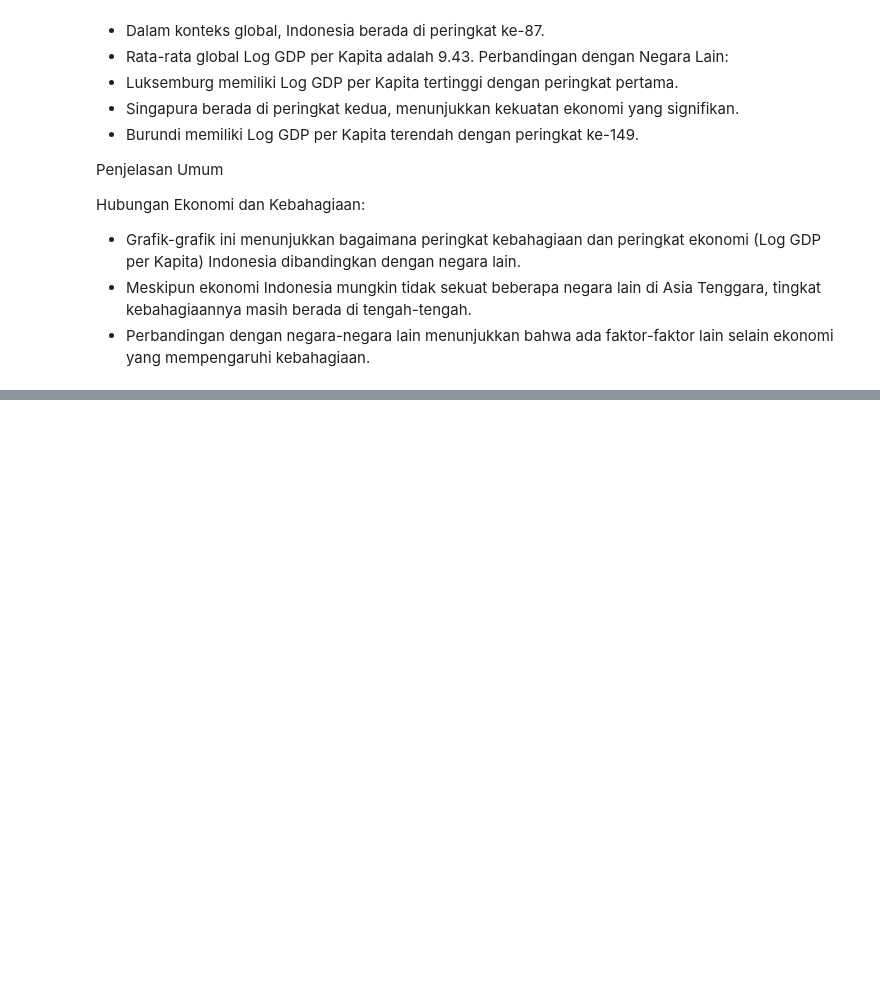
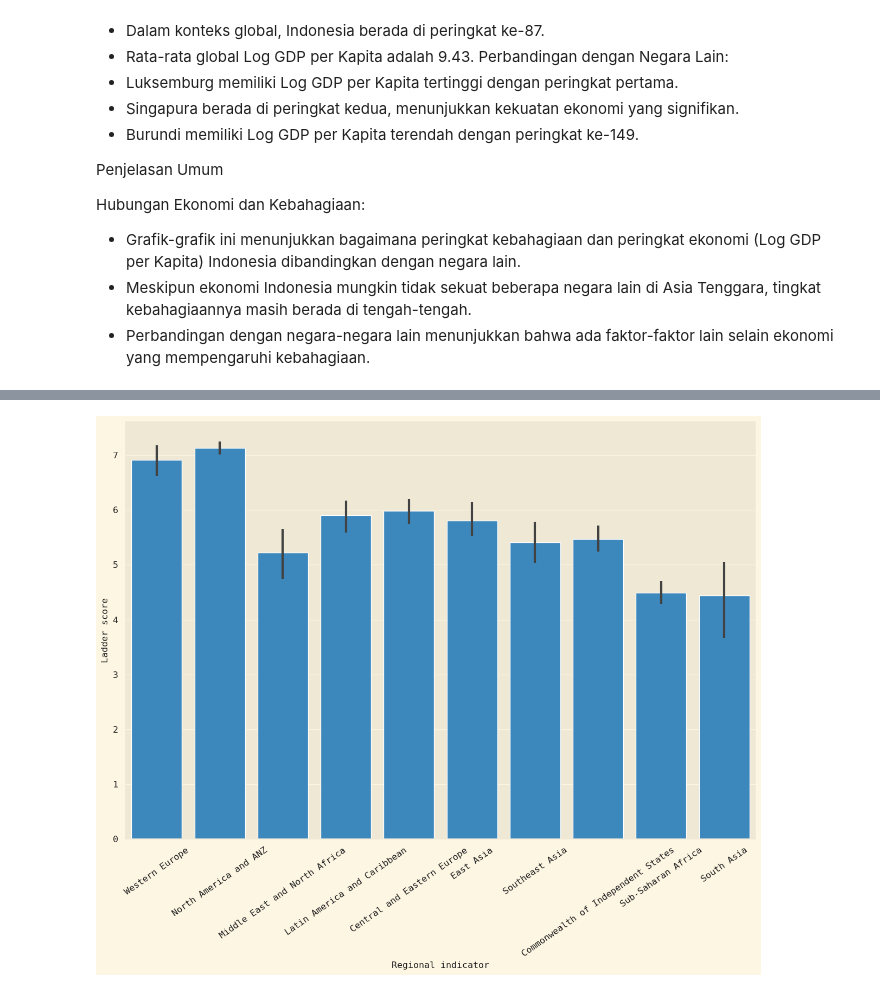
Before and after one commit to Mudhya19/Indonesia-Happiness-Rank-Report, a Jupyter notebook: indonesia happiness rank report.ipynb, the cells around one changed output, grey strips where cells are left out. Saved outputs shown, nothing was run; the diff lists cells and outputs as text; code cells hidden in the pictures; blank space fills up the shorter version.

Commit message:
menambahkan visual indicator regional

```diff
--- a/indonesia happiness rank report.ipynb
+++ b/indonesia happiness rank report.ipynb
@@ -777,0 +786,7 @@ Hubungan Ekonomi dan Kebahagiaan:
+# %%
+plt.figure(figsize=(15,10))
+sns.barplot(x=df_2021['Regional indicator'], y=df_2021['Ladder score'])
+plt.xticks(rotation=35)
+plt.show()
+# %% [output]
+[figure, added]
```
Also changed, not shown: parts of 12 cells of this notebook.
